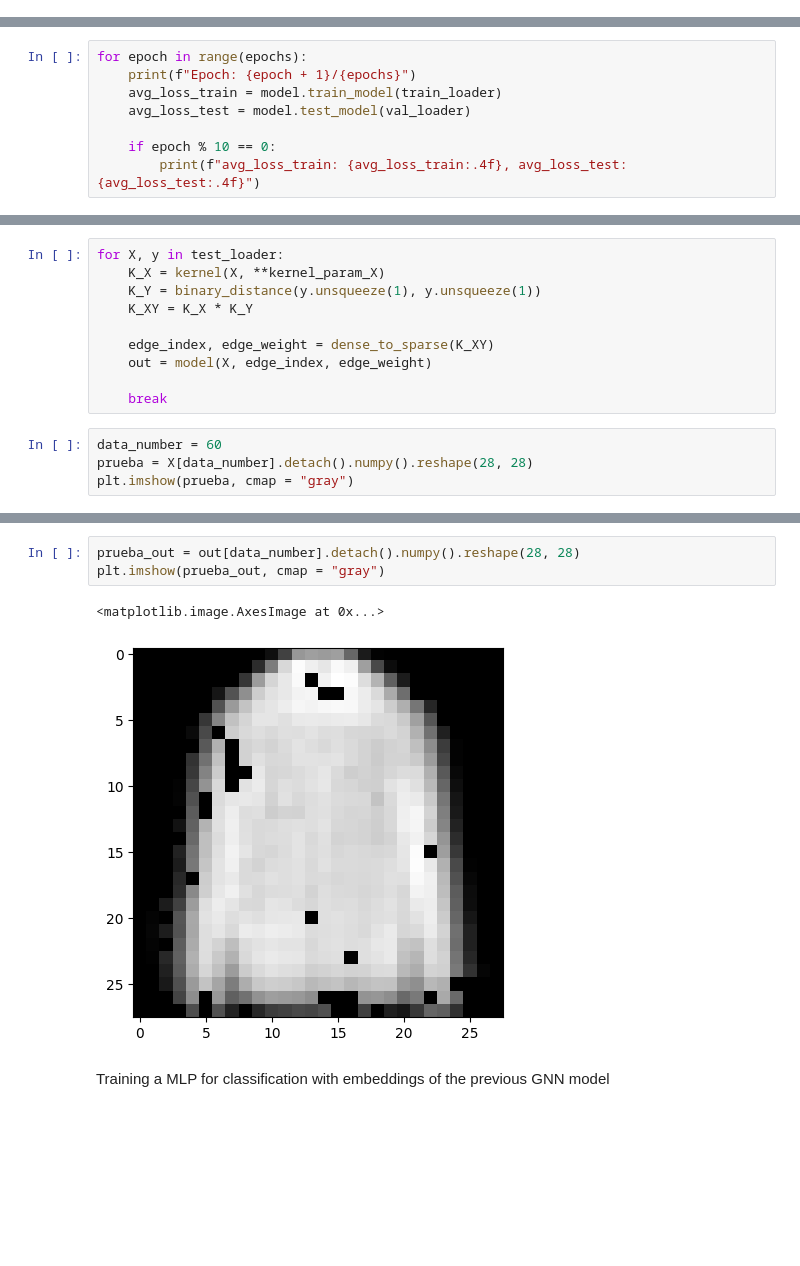
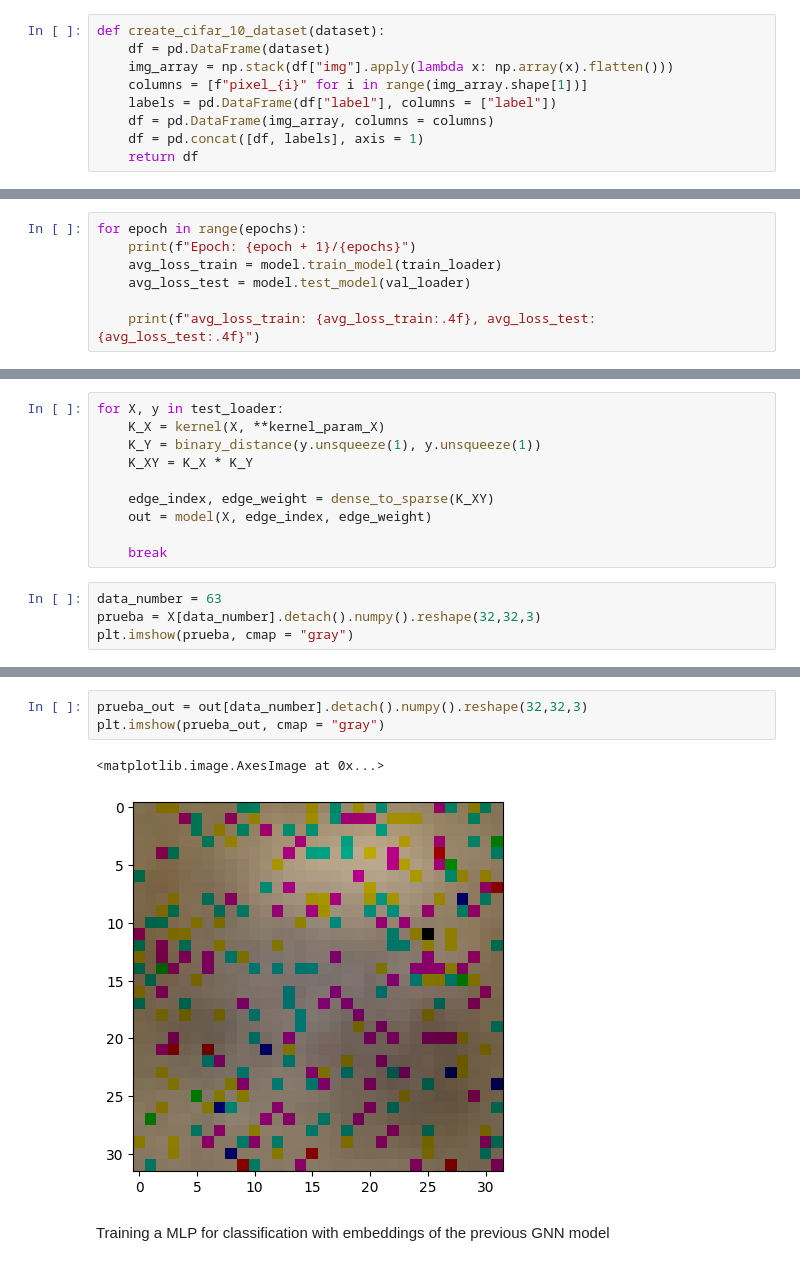
Before and after one commit to Carlosespicur/tfm, a Jupyter notebook: GAE/GAE_cifar_10.ipynb, the cells around one changed output, grey strips where cells are left out. Saved outputs shown, nothing was run; the diff lists cells and outputs as text; blank space fills up the shorter version.

```diff
--- a/GAE/GAE_cifar_10.ipynb
+++ b/GAE/GAE_cifar_10.ipynb
@@ -240 +231,10 @@ Filtering content: 100% (2/2), 148.03 MiB | 16.42 MiB/s, done.
+# %%
+def create_cifar_10_dataset(dataset):
+    df = pd.DataFrame(dataset)
+    img_array = np.stack(df["img"].apply(lambda x: np.array(x).flatten()))
+    columns = [f"pixel_{i}" for i in range(img_array.shape[1])]
+    labels = pd.DataFrame(df["label"], columns = ["label"])
+    df = pd.DataFrame(img_array, columns = columns)
+    df = pd.concat([df, labels], axis = 1)
+    return df
 # %%
@@ -325,7 +280,6 @@ for epoch in range(epochs):
     avg_loss_train = model.train_model(train_loader)
     avg_loss_test = model.test_model(val_loader)
 
-    if epoch % 10 == 0:
-        print(f"avg_loss_train: {avg_loss_train:.4f}, avg_loss_test: {avg_loss_test:.4f}")
+    print(f"avg_loss_train: {avg_loss_train:.4f}, avg_loss_test: {avg_loss_test:.4f}")
 # %% [output]
 Epoch: 1/1000
@@ -360,8 +323,8 @@ for X, y in test_loader:
 
     break
 # %%
-data_number = 60
-prueba = X[data_number].detach().numpy().reshape(28, 28)
+data_number = 63
+prueba = X[data_number].detach().numpy().reshape(32,32,3)
 plt.imshow(prueba, cmap = "gray")
 # %% [output]
 <matplotlib.image.AxesImage at 0x...>
@@ -373,9 +336,9 @@ tensor(4.)
 # %%
-prueba_out = out[data_number].detach().numpy().reshape(28, 28)
+prueba_out = out[data_number].detach().numpy().reshape(32,32,3)
 plt.imshow(prueba_out, cmap = "gray")
 # %% [output]
 <matplotlib.image.AxesImage at 0x...>
-[figure, old version]
+[figure, new version]
 # %% [markdown]
 Training a MLP for classification with embeddings of the previous GNN model
 # %%
```
Also changed, not shown: parts of 11 cells of this notebook, 3 other files.
